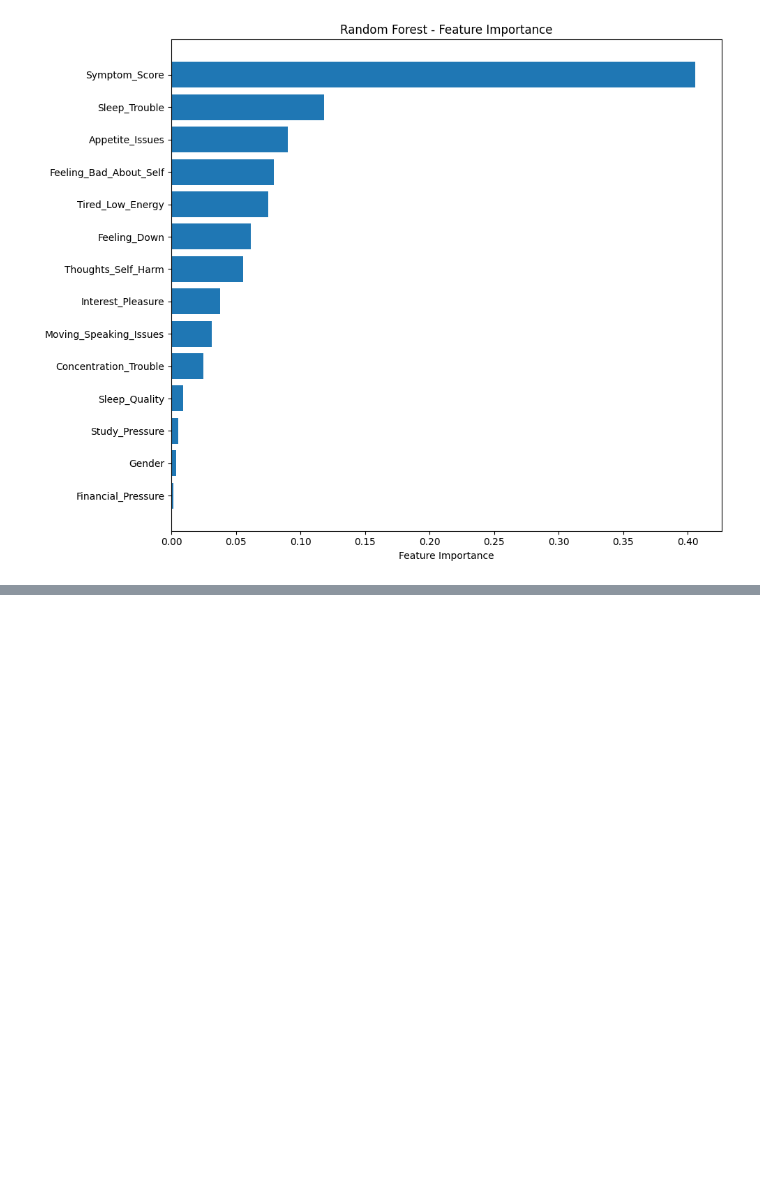
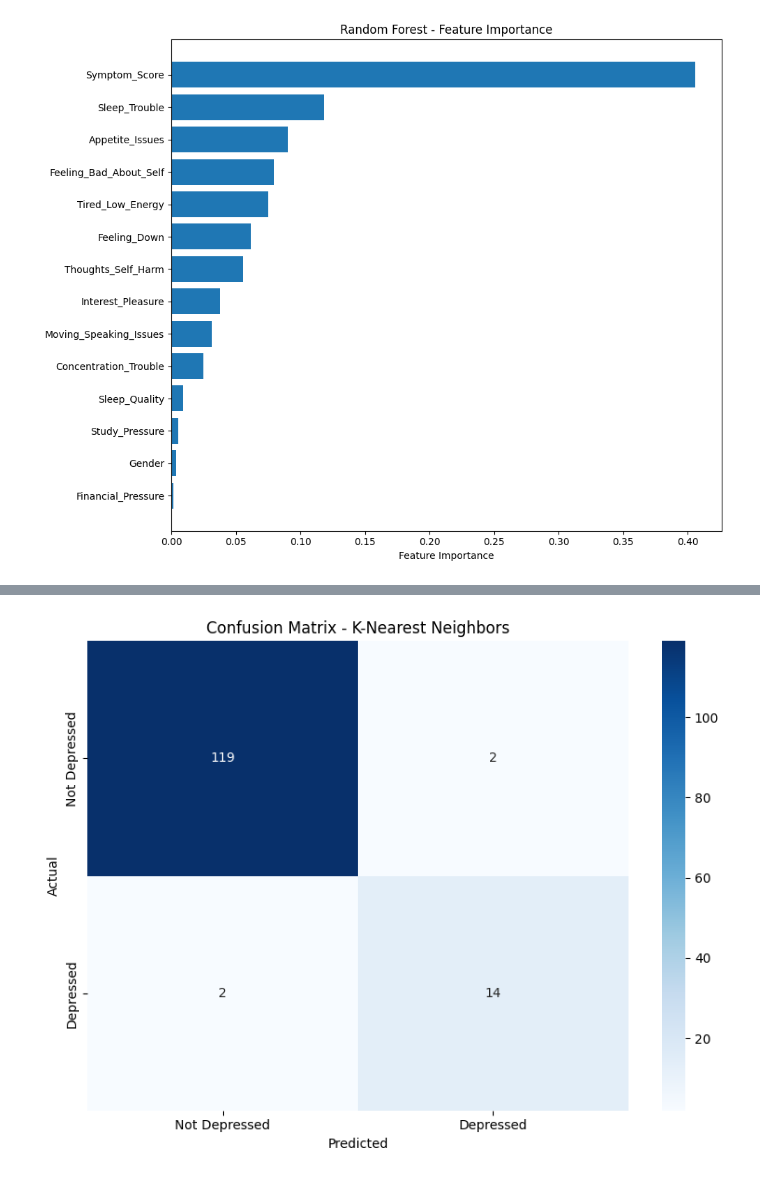
Before and after one commit to AbdullahIbneAziz/PHQ-9-Thesis-, a Jupyter notebook: model.ipynb, the cells around one changed output, grey strips where cells are left out. Drawn from its saved outputs; the diff is of its cells as text; code cells hidden in the pictures; blank space fills up the shorter version.

```diff
--- a/model.ipynb
+++ b/model.ipynb
@@ -819,0 +885,13 @@ Random Forest Feature Importance:
+# %%
+# Visualize Confusion Matrix for KNN
+plt.figure(figsize=(8, 6))
+sns.heatmap(cm_knn, annot=True, fmt='d', cmap='Blues',
+            xticklabels=['Not Depressed', 'Depressed'],
+            yticklabels=['Not Depressed', 'Depressed'])
+plt.title('Confusion Matrix - K-Nearest Neighbors')
+plt.xlabel('Predicted')
+plt.ylabel('Actual')
+plt.tight_layout()
+plt.show()
+# %% [output]
+[figure, added]
```
Also changed, not shown: parts of 2 cells of this notebook.
